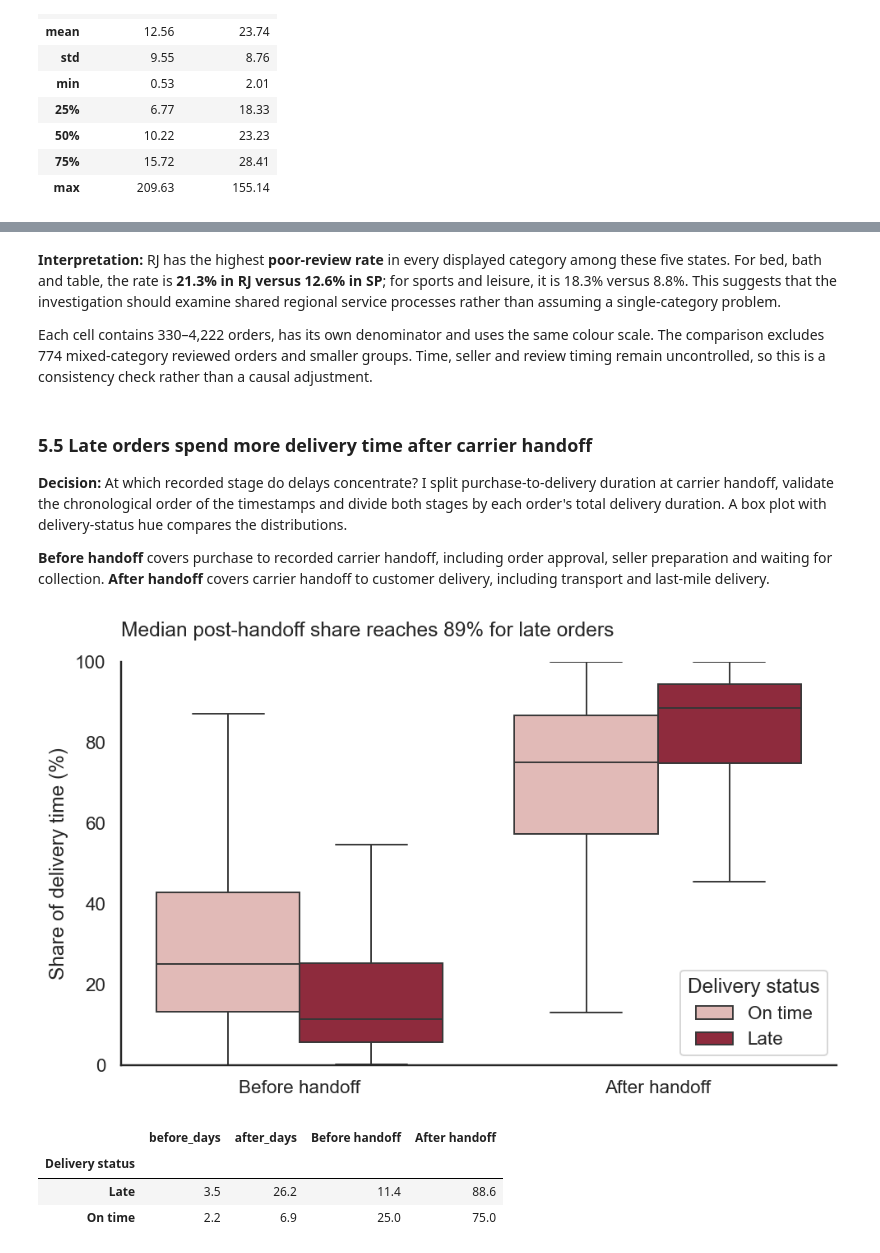
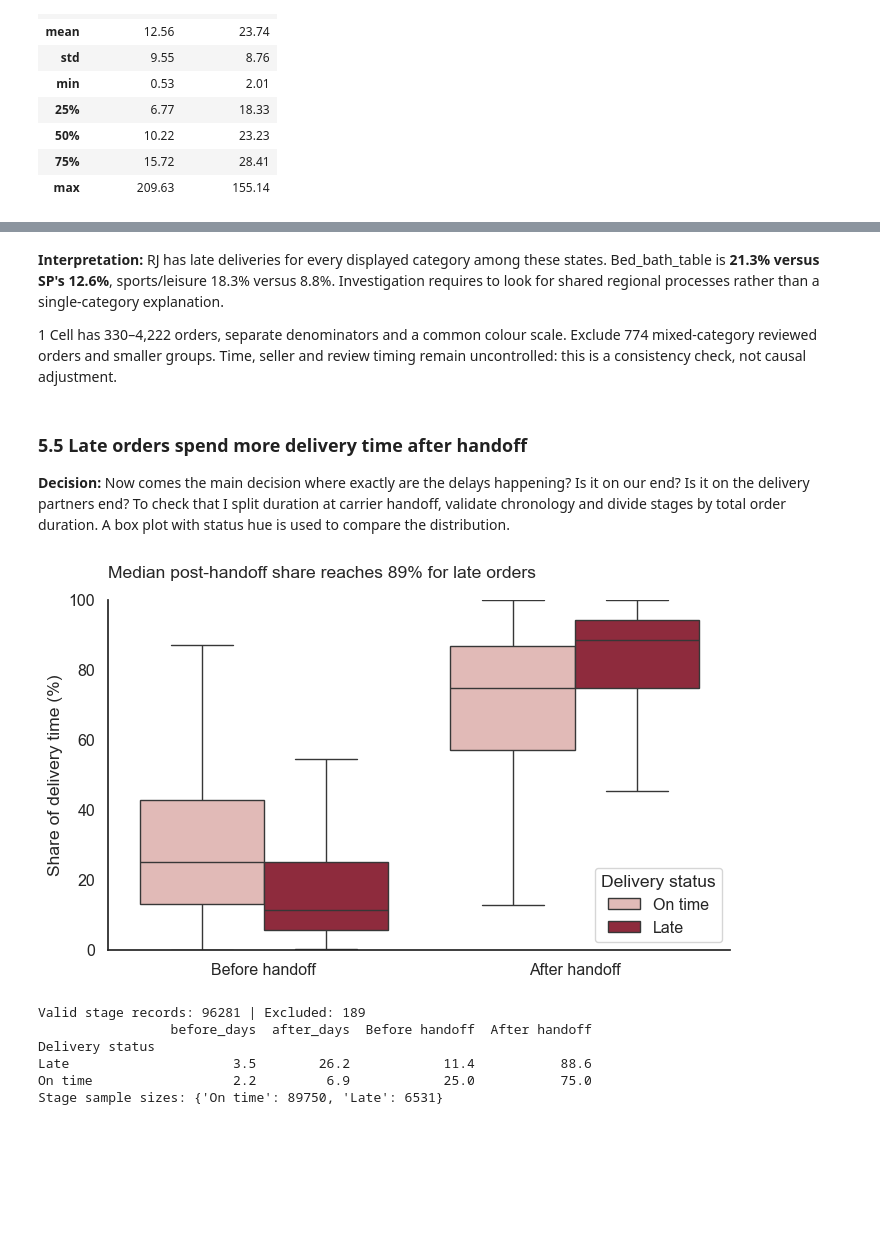
Before and after one commit to sabarwaldivakar/Data-Visualisation-final-project, a Jupyter notebook: Data_visualisation_project.ipynb, the cells around one changed output, grey strips where cells are left out. Drawn from its saved outputs; the diff is of its cells as text; code cells hidden in the pictures; blank space fills up the shorter version.

```diff
--- a/Data_visualisation_project.ipynb
+++ b/Data_visualisation_project.ipynb
@@ -84,20 +90,17 @@ I convert dates and use checked joins. **Late means delivery after the promised
 # %%
-date_columns = ['order_purchase_timestamp', 'order_delivered_carrier_date', 'order_delivered_customer_date',
+date_columns = ['order_purchase_timestamp', 'order_approved_at',
+                'order_delivered_carrier_date', 'order_delivered_customer_date',
                 'order_estimated_delivery_date']
 for column in date_columns:
     orders[column] = pd.to_datetime(orders[column], errors='coerce')
 reviews['review_answer_timestamp'] = pd.to_datetime(reviews['review_answer_timestamp'], errors='coerce')
-
-def elapsed_days(end, start):
-    return (end - start).dt.total_seconds() / 86400
-
 latest_review = reviews.sort_values('review_answer_timestamp').drop_duplicates('order_id', keep='last')
 df = orders.merge(customers[['customer_id', 'customer_state']],
                   on='customer_id', how='left', validate='one_to_one')
 df = df.merge(latest_review[['order_id', 'review_score', 'review_answer_timestamp']],
               on='order_id', how='left', validate='one_to_one')
-df['delivery_days'] = elapsed_days(df['order_delivered_customer_date'], df['order_purchase_timestamp'])
-df['promise_days'] = elapsed_days(df['order_estimated_delivery_date'], df['order_purchase_timestamp'])
+df['delivery_days'] = (df['order_delivered_customer_date'] - df['order_purchase_timestamp']).dt.total_seconds() / 86400
+df['promise_days'] = (df['order_estimated_delivery_date'] - df['order_purchase_timestamp']).dt.total_seconds() / 86400
 df['late'] = df['order_delivered_customer_date'].dt.date > df['order_estimated_delivery_date'].dt.date
 valid = (df['order_status'] == 'delivered') & df['delivery_days'].ge(0) & df['promise_days'].gt(0)
 delivered = df.loc[valid].copy()
@@ -133,8 +134,9 @@ dark_red = '#9e1b32'
 
 # Reuse the decluttering approach from the lecture examples.
 def tidy_chart():
-    for side in ['top', 'right']:
-        plt.gca().spines[side].set_visible(False)
+    ax = plt.gca()
+    ax.spines['top'].set_visible(False)
+    ax.spines['right'].set_visible(False)
     plt.tight_layout()
 # %% [markdown]
 ## 5. Five insights
@@ -260,37 +293,36 @@ plt.show()
 # %% [markdown]
-**Interpretation:** RJ has the highest **poor-review rate** in every displayed category among these five states. For bed, bath and table, the rate is **21.3% in RJ versus 12.6% in SP**; for sports and leisure, it is 18.3% versus 8.8%. This suggests that the investigation should examine shared regional service processes rather than assuming a single-category problem.
+**Interpretation:** RJ has late deliveries for every displayed category among these states. Bed_bath_table is **21.3% versus SP's 12.6%**, sports/leisure 18.3% versus 8.8%. Investigation requires to look for shared regional processes rather than a single-category explanation.
 
-Each cell contains 330–4,222 orders, has its own denominator and uses the same colour scale. The comparison excludes 774 mixed-category reviewed orders and smaller groups. Time, seller and review timing remain uncontrolled, so this is a consistency check rather than a causal adjustment.
+1 Cell has 330–4,222 orders, separate denominators and a common colour scale. Exclude 774 mixed-category reviewed orders and smaller groups. Time, seller and review timing remain uncontrolled: this is a consistency check, not causal adjustment.
 # %% [markdown]
-### 5.5 Late orders spend more delivery time after carrier handoff
-**Decision:** At which recorded stage do delays concentrate? I split purchase-to-delivery duration at carrier handoff, validate the chronological order of the timestamps and divide both stages by each order's total delivery duration. A box plot with delivery-status hue compares the distributions.
-
-**Before handoff** covers purchase to recorded carrier handoff, including order approval, seller preparation and waiting for collection. **After handoff** covers carrier handoff to customer delivery, including transport and last-mile delivery.
+### 5.5 Late orders spend more delivery time after handoff
+**Decision:** Now comes the main decision where exactly are the delays happening? Is it on our end? Is it on the delivery partners end? To check that I split duration at carrier handoff, validate chronology and divide stages by total order duration. A box plot with status hue is used to compare the distribution.
 # %%
-delivered['before_days'] = elapsed_days(delivered['order_delivered_carrier_date'],
-                                        delivered['order_purchase_timestamp'])
-delivered['after_days'] = elapsed_days(delivered['order_delivered_customer_date'],
-                                       delivered['order_delivered_carrier_date'])
-stages = delivered.loc[delivered['before_days'].ge(0) & delivered['after_days'].ge(0) &
-                       delivered['delivery_days'].gt(0)].copy()
+delivered['before_days'] = (delivered['order_delivered_carrier_date'] - delivered['order_purchase_timestamp']).dt.total_seconds() / 86400
+delivered['after_days'] = (delivered['order_delivered_customer_date'] - delivered['order_delivered_carrier_date']).dt.total_seconds() / 86400
+stages = delivered.loc[delivered['before_days'].ge(0) & delivered['after_days'].ge(0) & delivered['delivery_days'].gt(0)].copy()
 stages['Before handoff'] = 100 * stages['before_days'] / stages['delivery_days']
 stages['After handoff'] = 100 * stages['after_days'] / stages['delivery_days']
 stages['Delivery status'] = np.where(stages['late'], 'Late', 'On time')
-stage_long = stages.melt(id_vars='Delivery status', value_vars=['Before handoff', 'After handoff'],
-                         var_name='Stage', value_name='Share of delivery time (%)')
+stage_long = stages.melt(id_vars=['Delivery status'], value_vars=['Before handoff', 'After handoff'],
+                        var_name='Stage', value_name='Share of delivery time (%)')
 g = seaborn.catplot(data=stage_long, x='Stage', y='Share of delivery time (%)',
     hue='Delivery status', hue_order=['On time', 'Late'], kind='box',
     palette=[light_red, dark_red], showfliers=False, height=4.5, aspect=1.6, legend_out=False)
 g.set(ylim=(0, 100))
 plt.title('Median post-handoff share reaches 89% for late orders', loc='left', pad=16)
 plt.xlabel('')
 tidy_chart()
 plt.show()
-stages.groupby('Delivery status')[['before_days', 'after_days', 'Before handoff', 'After handoff']].median().round(1)
+print('Valid stage records:', len(stages), '| Excluded:', len(delivered) - len(stages))
+print(stages.groupby('Delivery status')[['before_days', 'after_days', 'Before handoff', 'After handoff']].median().round(1))
+print('Stage sample sizes:', stages['Delivery status'].value_counts().to_dict())
 # %% [output]
-[figure, old version]
+[figure, new version]
-|  | before_days | after_days | Before handoff | After handoff |
-| Delivery status |  |  |  |  |
-| Late | 3.5 | 26.2 | 11.4 | 88.6 |
-| On time | 2.2 | 6.9 | 25.0 | 75.0 |
+Valid stage records: 96281 | Excluded: 189
+                 before_days  after_days  Before handoff  After handoff
+Delivery status
+Late                     3.5        26.2            11.4           88.6
+On time                  2.2         6.9            25.0           75.0
+Stage sample sizes: {'On time': 89750, 'Late': 6531}
 # %% [markdown]
```
Also changed, not shown: parts of 16 cells of this notebook, 1 other file.
